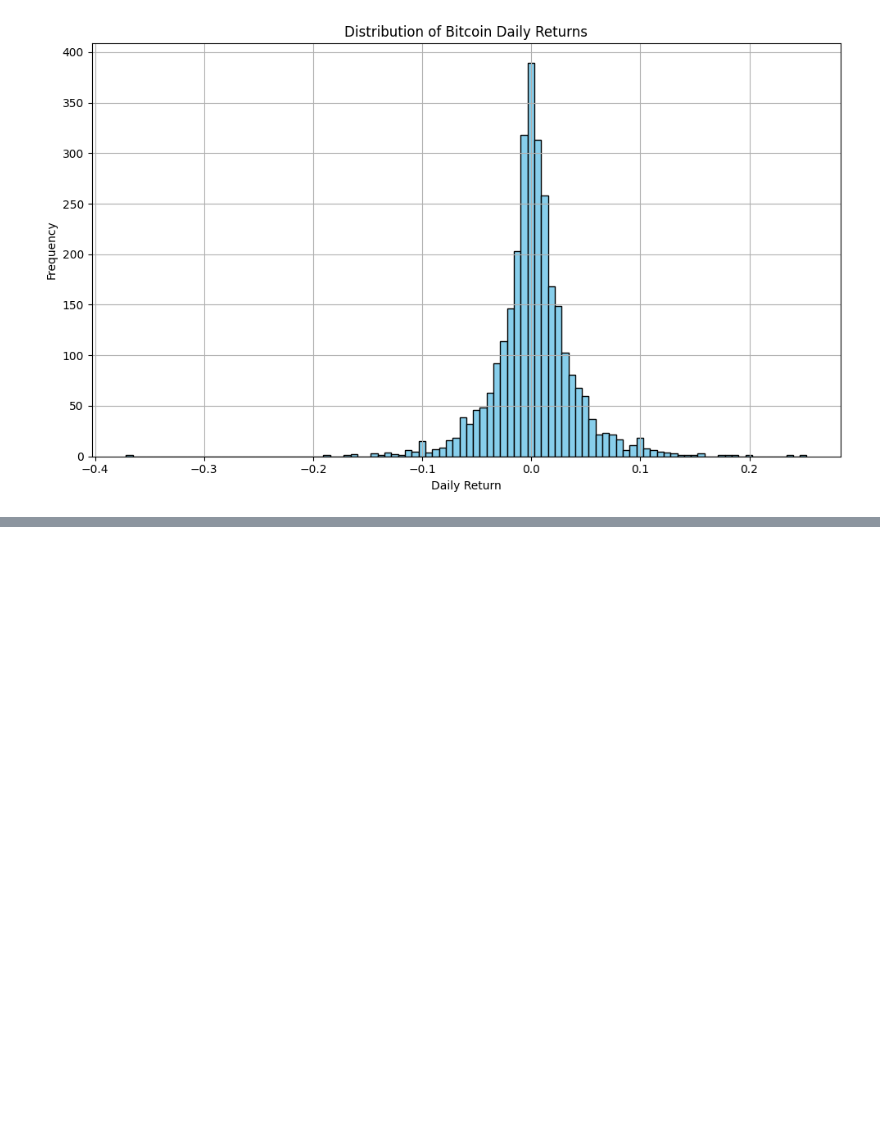
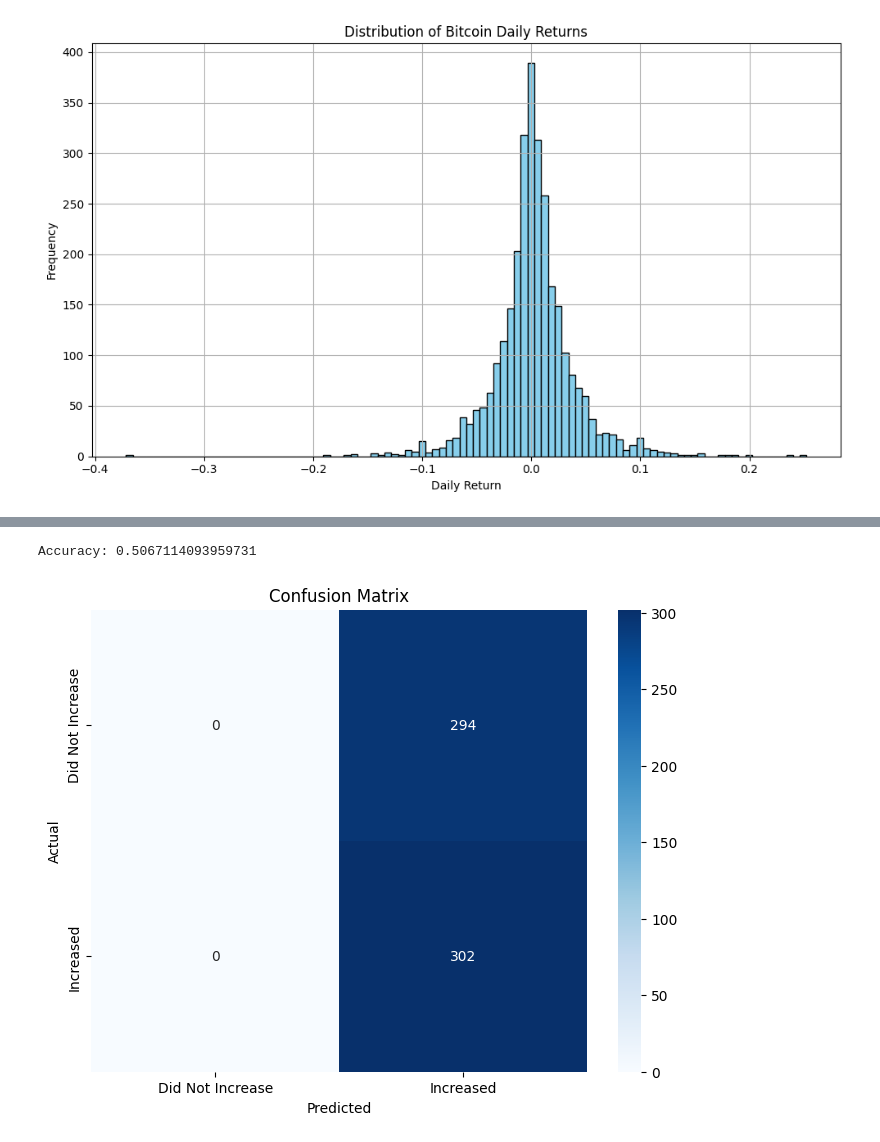
Before and after one commit to JaniduR1/Crypto-Trend-Analysis, a Jupyter notebook: cryptoEDA.ipynb, the cells around one changed output, grey strips where cells are left out. Saved outputs shown, nothing was run; the diff lists cells and outputs as text; code cells hidden in the pictures; blank space fills up the shorter version.

Commit message:
Add feature engineering, SMOTE balancing, logistic regression retraining, evaluation outputs, and updated README

```diff
--- a/cryptoEDA.ipynb
+++ b/cryptoEDA.ipynb
@@ -136,3 +137,20 @@ plt.savefig('images/btc_daily_return_distribution.png')
 plt.show()
 # %% [output]
 [figure]
+# %%
+# ML: Feature Engineering
+
+# Binary target: was the NEXT day's return positive?
+btc['Target'] = (btc['Daily Return'].shift(-1) > 0).astype(int)
+
+# Create lagged return (previous day's return)
+btc['Lagged Return (1D)'] = btc['Daily Return'].shift(1)
+
+# Create rolling mean and rolling std (volatility) of last 5 days
+btc['Rolling Mean (5D)'] = btc['Daily Return'].rolling(window=5).mean()
+btc['Rolling Std (5D)'] = btc['Daily Return'].rolling(window=5).std()
+
+# Drop rows with missing values due to shifts/rolling
+btc_ml = btc.dropna(subset=['Lagged Return (1D)', 'Rolling Mean (5D)', 'Rolling Std (5D)', 'Target'])
+
+print(btc_ml.head())
@@ -138,0 +175,57 @@ plt.show()
+# %%
+# ML: Train/Test Split and Logistic Regression
+
+from sklearn.model_selection import train_test_split
+from sklearn.linear_model import LogisticRegression
+from sklearn.metrics import classification_report, accuracy_score
+
+# Features and target variable
+features = ['Lagged Return (1D)', 'Rolling Mean (5D)', 'Rolling Std (5D)']
+
+x = btc_ml[features] # the input features (A table with all the info needed for model to use to make predictions)
+y = btc_ml['Target'] # the target (Target column -> 1 if BTC goes up tomorrow, 0 otherwise)
+
+""" Real World Example:
+X = A person's job history, skills, and portfolio
+
+y = Whether they got hired or not
+-. The model learns: “What kind of profiles usually get hired?”
+"""
+
+
+# 2. Split data into training and testing (80% train, 20% test)
+x_train, x_test, y_train, y_test = train_test_split(x, y, test_size=0.2, shuffle=False)
+# print("Train/Test Split:")
+# print( "\n", x_train.head(), x_test.head(), "\n")
+# print( "\n", y_train.head(), y_test.head(), "\n")
+
+# 3. Create and train logistic regression model
+model = LogisticRegression()
+model.fit(x_train, y_train)
+
+
+# 4. Make predictions on test set
+y_pred = model.predict(x_test)
+
+print("\n")
+print("Accuracy:", accuracy_score(y_test, y_pred))
+# %% [output]
+Accuracy: 0.5067114093959731
+# %%
+import matplotlib.pyplot as plt
+import seaborn as sns
+from sklearn.metrics import confusion_matrix
+
+cm = confusion_matrix(y_test, y_pred)
+
+plt.figure(figsize=(8, 6))
+sns.heatmap(cm, annot=True, fmt='d', cmap='Blues',
+            xticklabels=['Did Not Increase', 'Increased'],
+            yticklabels=['Did Not Increase', 'Increased'])
+plt.xlabel('Predicted')
+plt.ylabel('Actual')
+plt.title('Confusion Matrix')
+plt.savefig('images/confusion_matrix_initial.png')
+plt.show()
+# %% [output]
+[figure, added]
```
Also changed, not shown: parts of 7 cells of this notebook, 6 other files.
